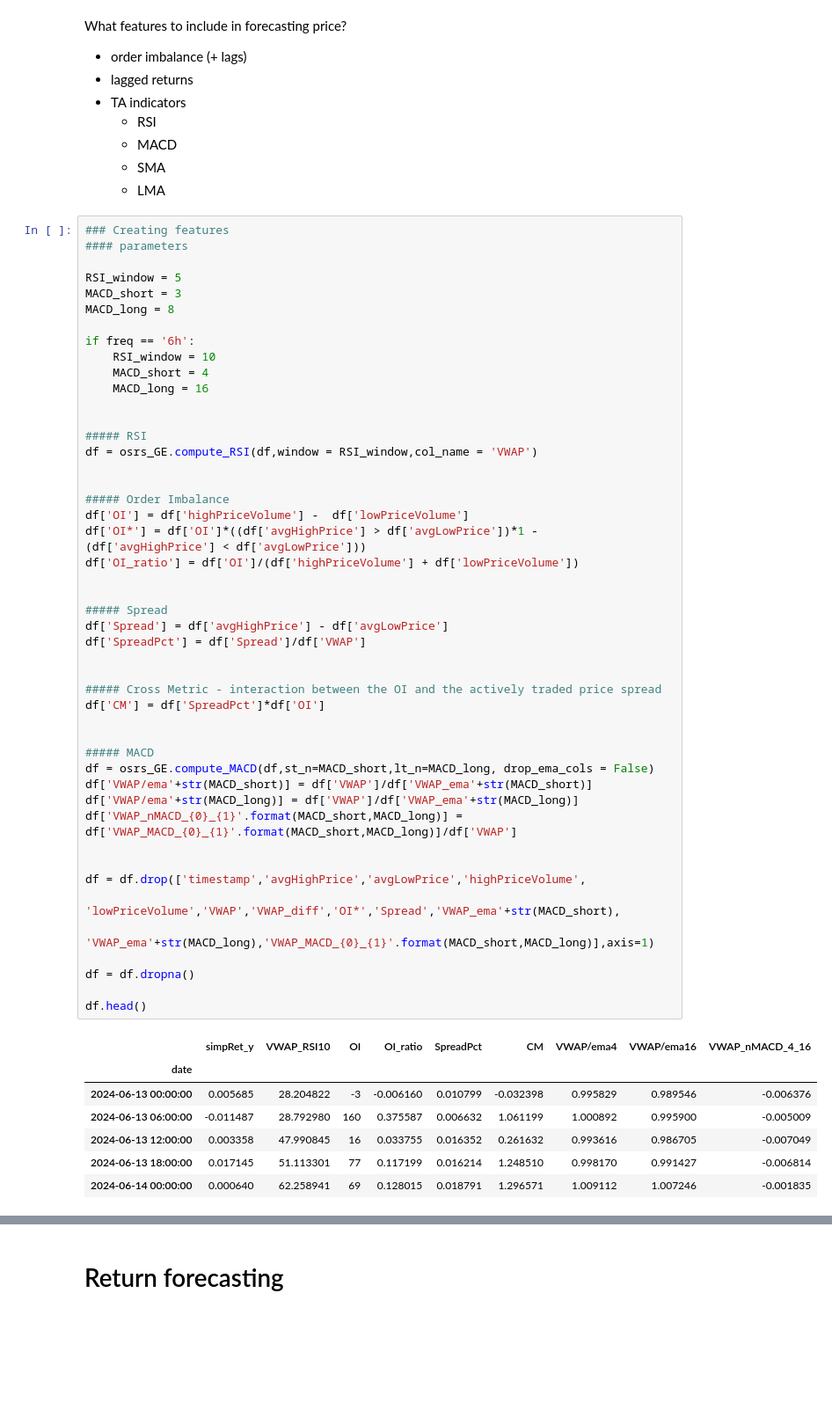
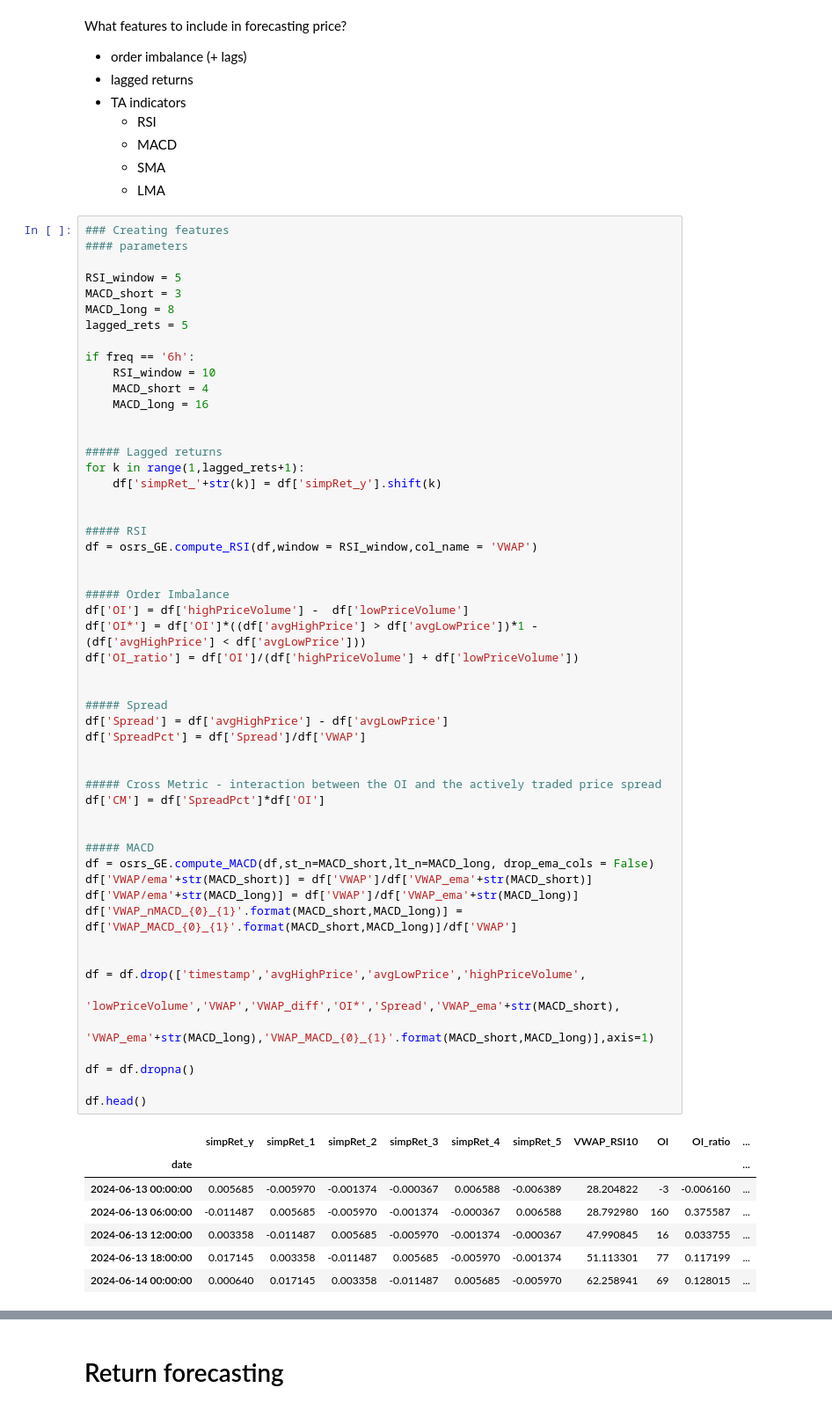
Before and after one commit to codyjcao/osrs-ge, a Jupyter notebook: osrs_ML_forecasting.ipynb, the cells around one changed output, grey strips where cells are left out. Shown at 88% size. Cells and saved outputs as stored; diff of their text form; blank space fills up the shorter version.

```diff
--- a/osrs_ML_forecasting.ipynb
+++ b/osrs_ML_forecasting.ipynb
@@ -67,11 +122,17 @@ What features to include in forecasting price?
 RSI_window = 5
 MACD_short = 3
 MACD_long = 8
+lagged_rets = 5
 
 if freq == '6h':
     RSI_window = 10
     MACD_short = 4
     MACD_long = 16
+
+
+##### Lagged returns
+for k in range(1,lagged_rets+1):
+    df['simpRet_'+str(k)] = df['simpRet_y'].shift(k)
 
 
 ##### RSI
@@ -81,40 +142,40 @@ df = osrs_GE.compute_RSI(df,window = RSI_window,col_name = 'VWAP')
 ##### Order Imbalance
 df['OI'] = df['highPriceVolume'] -  df['lowPriceVolume']
 df['OI*'] = df['OI']*((df['avgHighPrice'] > df['avgLowPrice'])*1 - (df['avgHighPrice'] < df['avgLowPrice']))
 df['OI_ratio'] = df['OI']/(df['highPriceVolume'] + df['lowPriceVolume'])
 
 
 ##### Spread
 df['Spread'] = df['avgHighPrice'] - df['avgLowPrice']
 df['SpreadPct'] = df['Spread']/df['VWAP']
 
 
 ##### Cross Metric - interaction between the OI and the actively traded price spread
 df['CM'] = df['SpreadPct']*df['OI']
 
 
 ##### MACD
 df = osrs_GE.compute_MACD(df,st_n=MACD_short,lt_n=MACD_long, drop_ema_cols = False)
 df['VWAP/ema'+str(MACD_short)] = df['VWAP']/df['VWAP_ema'+str(MACD_short)]
 df['VWAP/ema'+str(MACD_long)] = df['VWAP']/df['VWAP_ema'+str(MACD_long)]
 df['VWAP_nMACD_{0}_{1}'.format(MACD_short,MACD_long)] = df['VWAP_MACD_{0}_{1}'.format(MACD_short,MACD_long)]/df['VWAP']
 
 
 df = df.drop(['timestamp','avgHighPrice','avgLowPrice','highPriceVolume',
             'lowPriceVolume','VWAP','VWAP_diff','OI*','Spread','VWAP_ema'+str(MACD_short),
             'VWAP_ema'+str(MACD_long),'VWAP_MACD_{0}_{1}'.format(MACD_short,MACD_long)],axis=1)
 
 df = df.dropna()
 
 df.head()
 # %% [output]
-|  | simpRet_y | VWAP_RSI10 | OI | OI_ratio | SpreadPct | CM | VWAP/ema4 | VWAP/ema16 | VWAP_nMACD_4_16 |
-| date |  |  |  |  |  |  |  |  |  |
-| 2024-06-13 00:00:00 | 0.005685 | 28.204822 | -3 | -0.006160 | 0.010799 | -0.032398 | 0.995829 | 0.989546 | -0.006376 |
-| 2024-06-13 06:00:00 | -0.011487 | 28.792980 | 160 | 0.375587 | 0.006632 | 1.061199 | 1.000892 | 0.995900 | -0.005009 |
-| 2024-06-13 12:00:00 | 0.003358 | 47.990845 | 16 | 0.033755 | 0.016352 | 0.261632 | 0.993616 | 0.986705 | -0.007049 |
-| 2024-06-13 18:00:00 | 0.017145 | 51.113301 | 77 | 0.117199 | 0.016214 | 1.248510 | 0.998170 | 0.991427 | -0.006814 |
-| 2024-06-14 00:00:00 | 0.000640 | 62.258941 | 69 | 0.128015 | 0.018791 | 1.296571 | 1.009112 | 1.007246 | -0.001835 |
+|  | simpRet_y | simpRet_1 | simpRet_2 | simpRet_3 | simpRet_4 | simpRet_5 | VWAP_RSI10 | OI | OI_ratio | ... |
+| date |  |  |  |  |  |  |  |  |  | ... |
+| 2024-06-13 00:00:00 | 0.005685 | -0.005970 | -0.001374 | -0.000367 | 0.006588 | -0.006389 | 28.204822 | -3 | -0.006160 | ... |
+| 2024-06-13 06:00:00 | -0.011487 | 0.005685 | -0.005970 | -0.001374 | -0.000367 | 0.006588 | 28.792980 | 160 | 0.375587 | ... |
+| 2024-06-13 12:00:00 | 0.003358 | -0.011487 | 0.005685 | -0.005970 | -0.001374 | -0.000367 | 47.990845 | 16 | 0.033755 | ... |
+| 2024-06-13 18:00:00 | 0.017145 | 0.003358 | -0.011487 | 0.005685 | -0.005970 | -0.001374 | 51.113301 | 77 | 0.117199 | ... |
+| 2024-06-14 00:00:00 | 0.000640 | 0.017145 | 0.003358 | -0.011487 | 0.005685 | -0.005970 | 62.258941 | 69 | 0.128015 | ... |
 # %%
 df.shape
 # %% [output]
```
Also changed, not shown: parts of 21 cells of this notebook, 2 other files.
